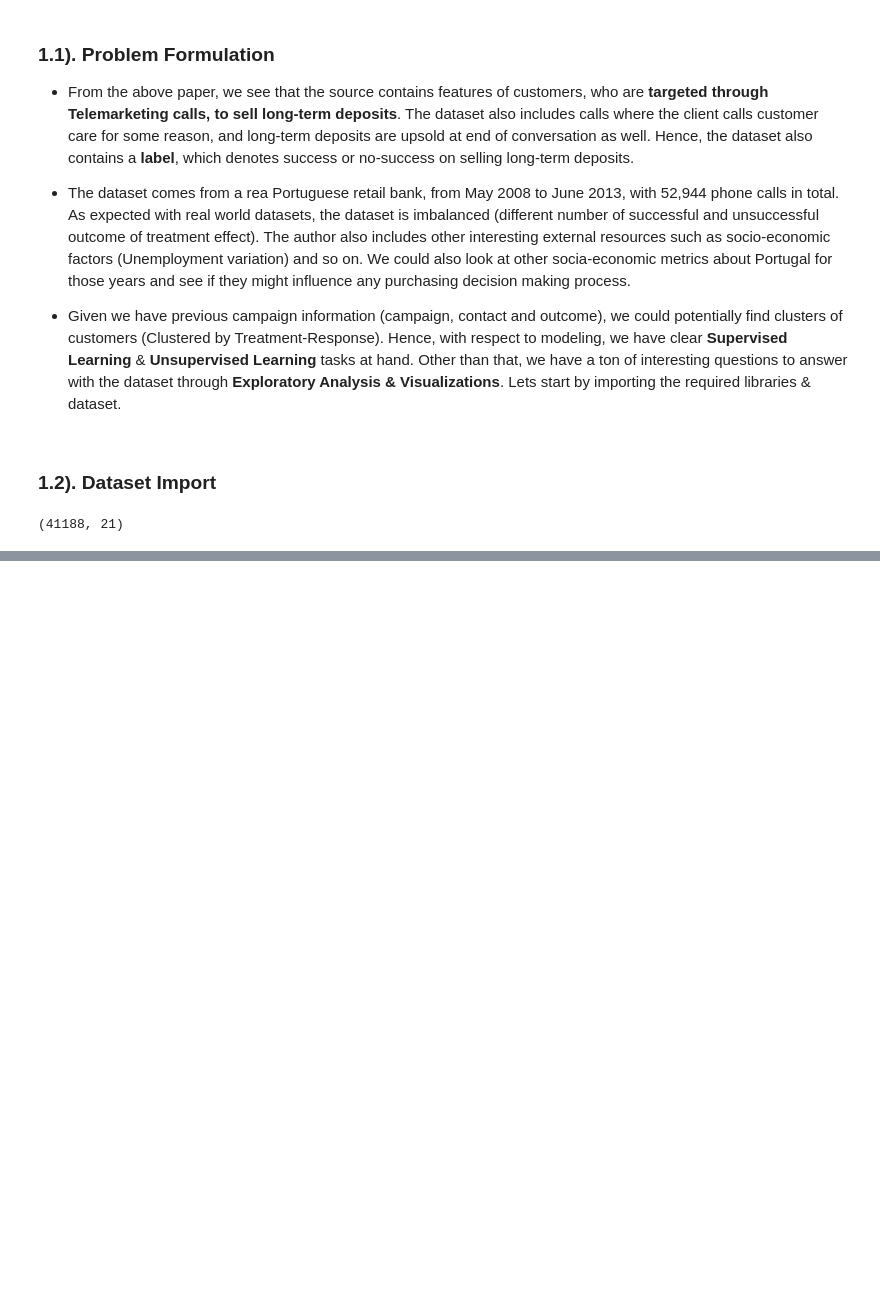
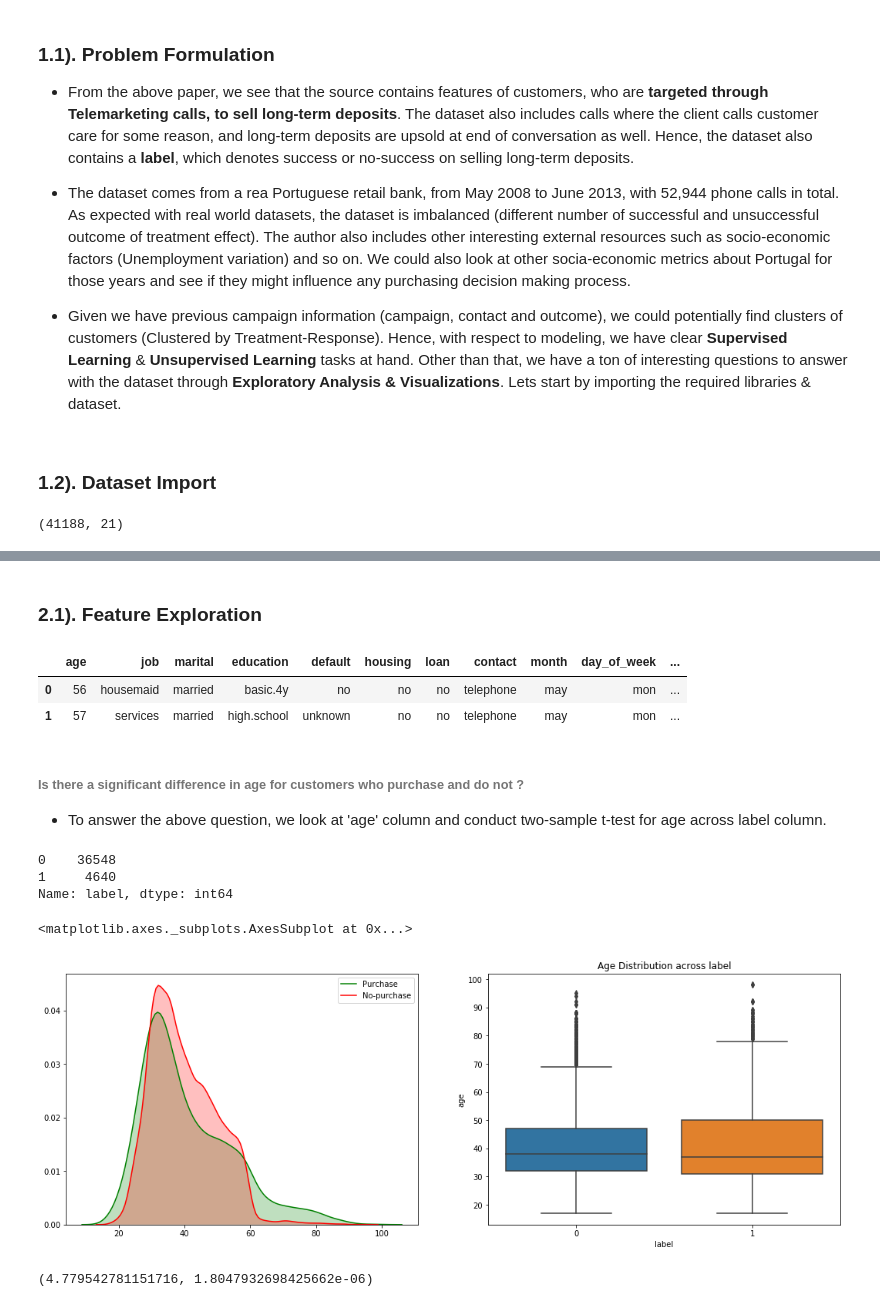
Before and after one commit to AdiVarma27/DirectMarketingPrediction, a Jupyter notebook: DirectMarketingPrediction.ipynb, the cells around one changed output, grey strips where cells are left out. Saved outputs shown, nothing was run; the diff lists cells and outputs as text; code cells hidden in the pictures; blank space fills up the shorter version.

```diff
--- a/DirectMarketingPrediction.ipynb
+++ b/DirectMarketingPrediction.ipynb
@@ -74,0 +116,40 @@ df.head()
+# %% [markdown]
+### 2.1). Feature Exploration<a class="anchor" id="2.1"></a>
+# %%
+df.head(2)
+# %% [output]
+|  | age | job | marital | education | default | housing | loan | contact | month | day_of_week | ... |
+| 0 | 56 | housemaid | married | basic.4y | no | no | no | telephone | may | mon | ... |
+| 1 | 57 | services | married | high.school | unknown | no | no | telephone | may | mon | ... |
+# %%
+df['label'] = df['y'].apply(lambda x: 1 if x=='yes' else 0)
+df.drop(columns='y', inplace=True)
+# %% [markdown]
+###### Is there a significant difference in age for customers who purchase and do not ?
+
+* To answer the above question, we look at 'age' column and conduct two-sample t-test for age across label column.
+# %%
+df.label.value_counts()
+# %% [output]
+0    36548
+1     4640
+Name: label, dtype: int64
+# %%
+fig, (ax1, ax2) = plt.subplots(1, 2, figsize=(18,6))
+
+plt.title('Age Distribution across label')
+sns.kdeplot(df[df.label == 1].age, shade=True, color="g", label='Purchase', ax=ax1)
+sns.kdeplot(df[df.label == 0].age, shade=True, color="r", label='No-purchase', ax=ax1)
+
+sns.boxplot(y='age', x='label', data=df, ax=ax2)
+# %% [output]
+<matplotlib.axes._subplots.AxesSubplot at 0x...>
+[figure, added]
+# %%
+# importing two-sample t-test from scipy library
+from scipy.stats import ttest_ind
+
+t, p = ttest_ind(df[df.label == 1].age, df[df.label == 0].age, equal_var=False)
+t, p
+# %% [output]
+(4.779542781151716, 1.8047932698425662e-06)
```
Also changed, not shown: parts of 32 cells of this notebook.
